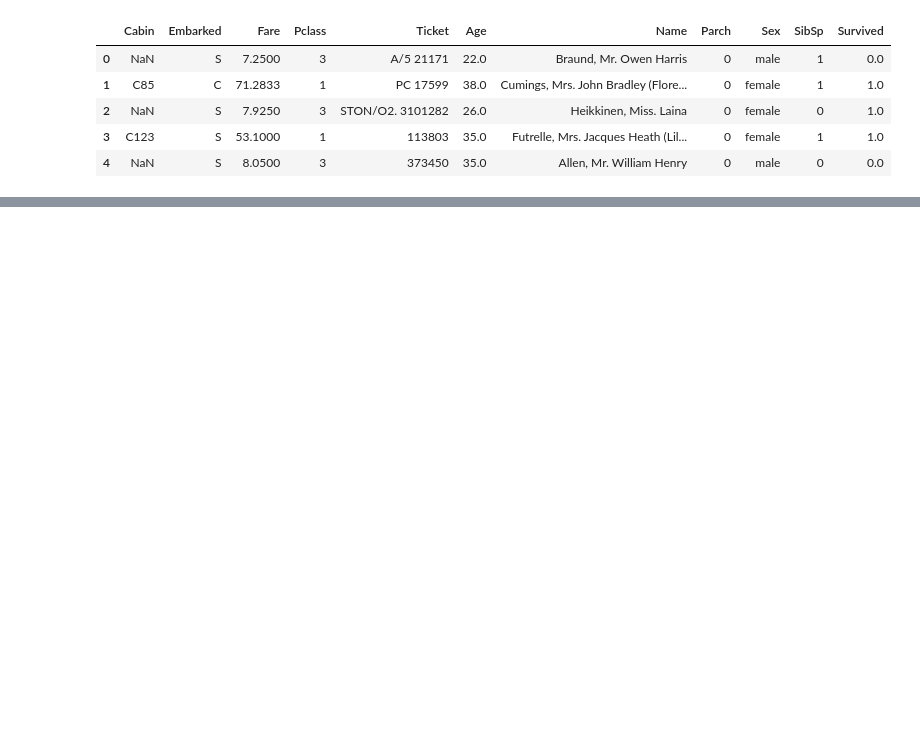
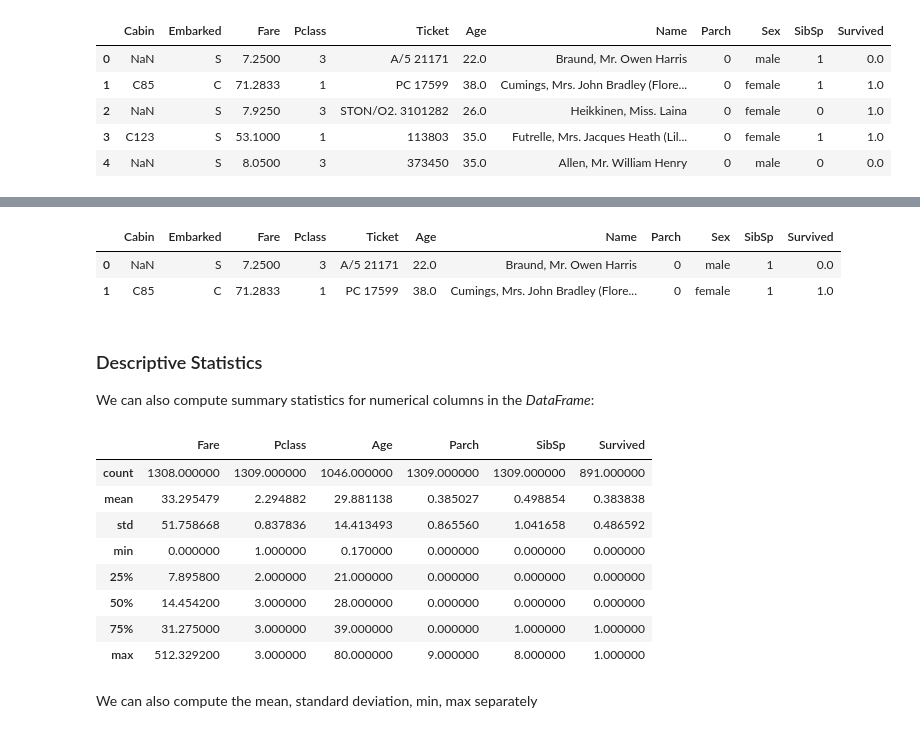
Before and after one commit to TrainingByPackt/Applied-Supervised-Learning-with-Python, a Jupyter notebook: Chapter 1 - Machine Learning Toolkit/Pandas.ipynb, the cells around one changed output, grey strips where cells are left out. Drawn from its saved outputs; the diff is of its cells as text; code cells hidden in the pictures; blank space fills up the shorter version.

```diff
--- a/Chapter 1 - Machine Learning Toolkit/Pandas.ipynb
+++ b/Chapter 1 - Machine Learning Toolkit/Pandas.ipynb
@@ -303,0 +320,24 @@ df.head()
+# %%
+df.head(n=2)
+# %% [output]
+|  | Cabin | Embarked | Fare | Pclass | Ticket | Age | Name | Parch | Sex | SibSp | Survived |
+| 0 | NaN | S | 7.2500 | 3 | A/5 21171 | 22.0 | Braund, Mr. Owen Harris | 0 | male | 1 | 0.0 |
+| 1 | C85 | C | 71.2833 | 1 | PC 17599 | 38.0 | Cumings, Mrs. John Bradley (Flore... | 0 | female | 1 | 1.0 |
+# %% [markdown]
+### Descriptive Statistics
+
+We can also compute summary statistics for numerical columns in the *DataFrame*:
+# %%
+df.describe()
+# %% [output]
+|  | Fare | Pclass | Age | Parch | SibSp | Survived |
+| count | 1308.000000 | 1309.000000 | 1046.000000 | 1309.000000 | 1309.000000 | 891.000000 |
+| mean | 33.295479 | 2.294882 | 29.881138 | 0.385027 | 0.498854 | 0.383838 |
+| std | 51.758668 | 0.837836 | 14.413493 | 0.865560 | 1.041658 | 0.486592 |
+| min | 0.000000 | 1.000000 | 0.170000 | 0.000000 | 0.000000 | 0.000000 |
+| 25% | 7.895800 | 2.000000 | 21.000000 | 0.000000 | 0.000000 | 0.000000 |
+| 50% | 14.454200 | 3.000000 | 28.000000 | 0.000000 | 0.000000 | 0.000000 |
+| 75% | 31.275000 | 3.000000 | 39.000000 | 0.000000 | 1.000000 | 1.000000 |
+| max | 512.329200 | 3.000000 | 80.000000 | 9.000000 | 8.000000 | 1.000000 |
+# %% [markdown]
+We can also compute the mean, standard deviation, min, max separately
```
Also changed, not shown: parts of 38 cells of this notebook.
